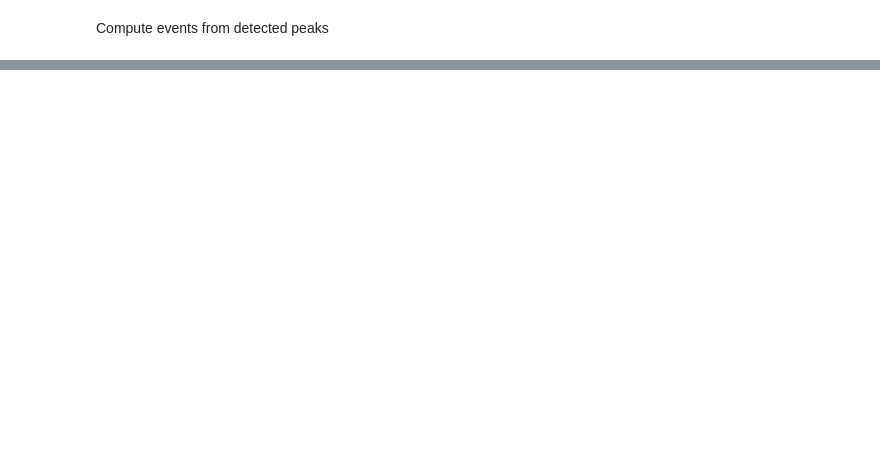
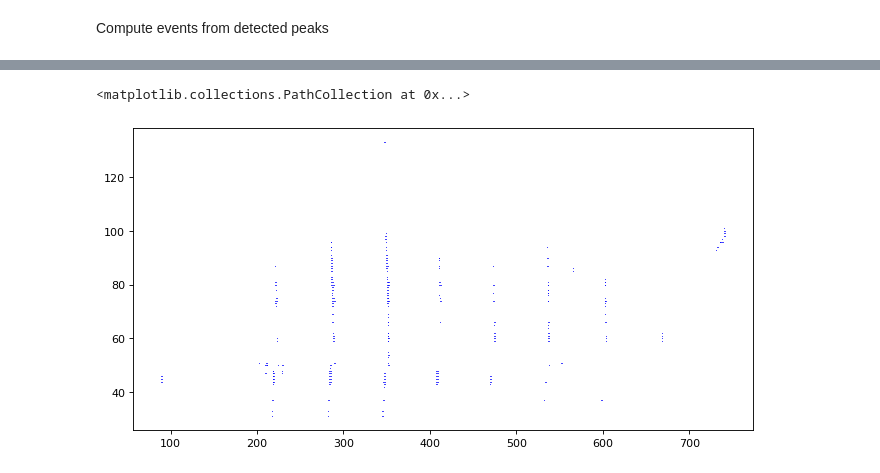
Before and after one commit to AlxSp/songbird, a Jupyter notebook: audio_sample_analysis.ipynb, the cells around one changed output, grey strips where cells are left out. Saved outputs shown, nothing was run; the diff lists cells and outputs as text; code cells hidden in the pictures; blank space fills up the shorter version.

Commit message:
experimented with hdbscan

```diff
--- a/audio_sample_analysis.ipynb
+++ b/audio_sample_analysis.ipynb
@@ -594,0 +599,2 @@ Compute events from detected peaks
+# %%
+peak_coordinates = np.array(np.where(clipped_peaks == 1)).T
@@ -594,0 +621,7 @@ Compute events from detected peaks
+# %%
+import hdbscan
+f = plt.figure(figsize=(10,5), dpi= 80)
+plt.scatter(peak_coordinates[:,1], peak_coordinates[:,0], marker = '.', s=2, linewidth=0, c='b', alpha=1)
+# %% [output]
+<matplotlib.collections.PathCollection at 0x...>
+[figure, added]
```
Also changed, not shown: parts of 12 cells of this notebook, 1 other file.
